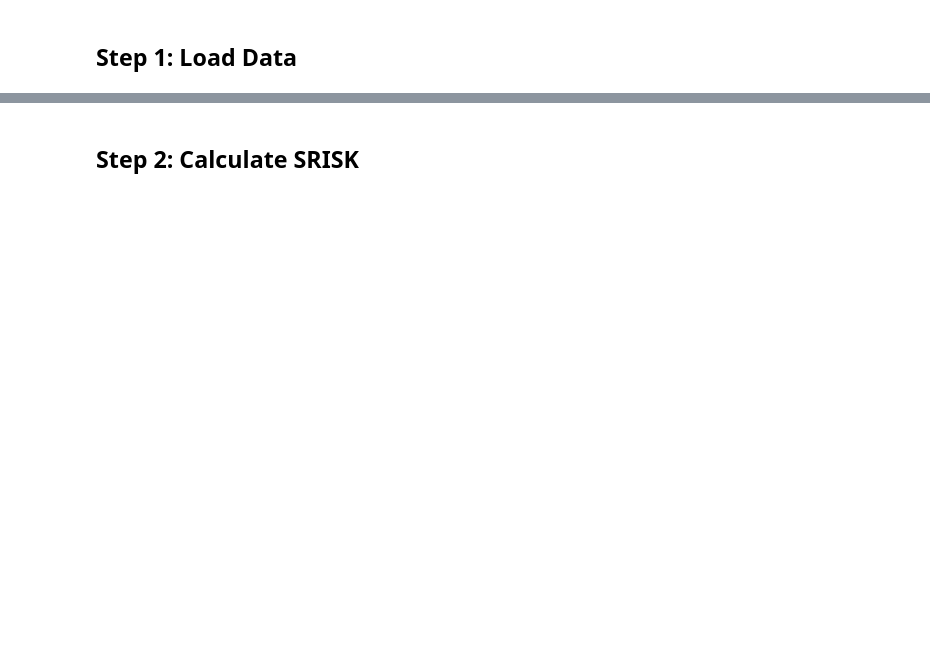
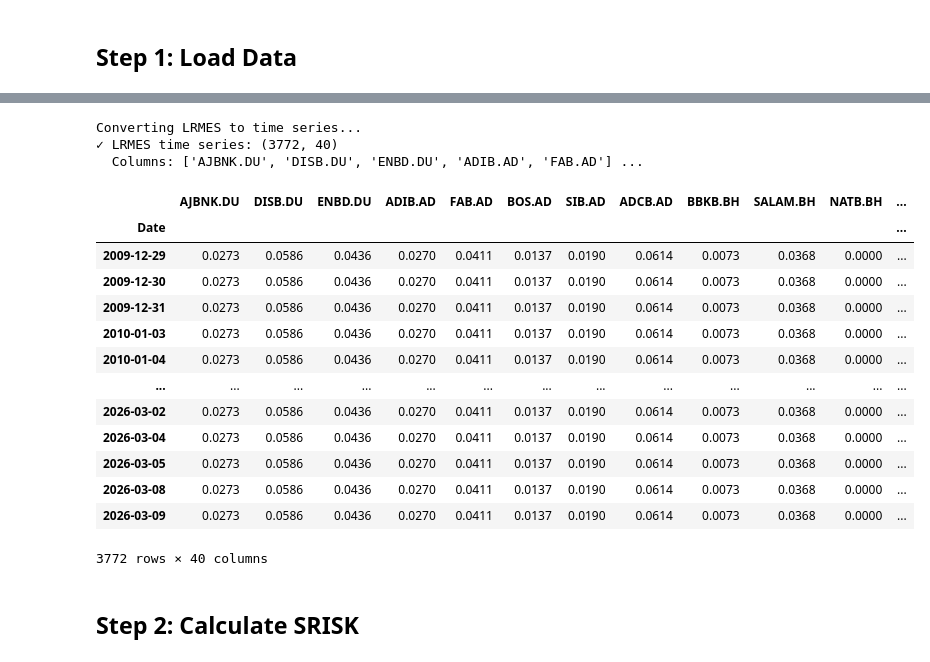
Before and after one commit to elypsa/gulf_banks_sysrisk, a Jupyter notebook: notebooks/srisk_calculation_debug.ipynb, the cells around one changed output, grey strips where cells are left out. Saved outputs shown, nothing was run; the diff lists cells and outputs as text; code cells hidden in the pictures; blank space fills up the shorter version.

```diff
--- a/notebooks/srisk_calculation_debug.ipynb
+++ b/notebooks/srisk_calculation_debug.ipynb
@@ -70,17 +105,37 @@ display(lrmes_df.sort_values('lrmes', ascending=False).head(10))
 # %%
 # Convert LRMES to time series (broadcast to all dates)
 print("Converting LRMES to time series...")
 
 lrmes_values = dict(zip(lrmes_df["bank_ric"], lrmes_df["lrmes"]))
 
 # Create time series DataFrame
 lrmes_ts = pd.DataFrame(
     {inst: [lrmes_values[inst]] * len(aligned_data) for inst in lrmes_values.keys()},
     index=aligned_data.index
 )
 
 print(f"✓ LRMES time series: {lrmes_ts.shape}")
 print(f"  Columns: {list(lrmes_ts.columns[:5])} ...")
+
+display(lrmes_ts)
+# %% [output]
+Converting LRMES to time series...
+✓ LRMES time series: (3772, 40)
+  Columns: ['AJBNK.DU', 'DISB.DU', 'ENBD.DU', 'ADIB.AD', 'FAB.AD'] ...
+|  | AJBNK.DU | DISB.DU | ENBD.DU | ADIB.AD | FAB.AD | BOS.AD | SIB.AD | ADCB.AD | BBKB.BH | SALAM.BH | NATB.BH | ... |
+| Date |  |  |  |  |  |  |  |  |  |  |  | ... |
+| 2009-12-29 | 0.0273 | 0.0586 | 0.0436 | 0.0270 | 0.0411 | 0.0137 | 0.0190 | 0.0614 | 0.0073 | 0.0368 | 0.0000 | ... |
+| 2009-12-30 | 0.0273 | 0.0586 | 0.0436 | 0.0270 | 0.0411 | 0.0137 | 0.0190 | 0.0614 | 0.0073 | 0.0368 | 0.0000 | ... |
+| 2009-12-31 | 0.0273 | 0.0586 | 0.0436 | 0.0270 | 0.0411 | 0.0137 | 0.0190 | 0.0614 | 0.0073 | 0.0368 | 0.0000 | ... |
+| 2010-01-03 | 0.0273 | 0.0586 | 0.0436 | 0.0270 | 0.0411 | 0.0137 | 0.0190 | 0.0614 | 0.0073 | 0.0368 | 0.0000 | ... |
+| 2010-01-04 | 0.0273 | 0.0586 | 0.0436 | 0.0270 | 0.0411 | 0.0137 | 0.0190 | 0.0614 | 0.0073 | 0.0368 | 0.0000 | ... |
+| ... | ... | ... | ... | ... | ... | ... | ... | ... | ... | ... | ... | ... |
+| 2026-03-02 | 0.0273 | 0.0586 | 0.0436 | 0.0270 | 0.0411 | 0.0137 | 0.0190 | 0.0614 | 0.0073 | 0.0368 | 0.0000 | ... |
+| 2026-03-04 | 0.0273 | 0.0586 | 0.0436 | 0.0270 | 0.0411 | 0.0137 | 0.0190 | 0.0614 | 0.0073 | 0.0368 | 0.0000 | ... |
+| 2026-03-05 | 0.0273 | 0.0586 | 0.0436 | 0.0270 | 0.0411 | 0.0137 | 0.0190 | 0.0614 | 0.0073 | 0.0368 | 0.0000 | ... |
+| 2026-03-08 | 0.0273 | 0.0586 | 0.0436 | 0.0270 | 0.0411 | 0.0137 | 0.0190 | 0.0614 | 0.0073 | 0.0368 | 0.0000 | ... |
+| 2026-03-09 | 0.0273 | 0.0586 | 0.0436 | 0.0270 | 0.0411 | 0.0137 | 0.0190 | 0.0614 | 0.0073 | 0.0368 | 0.0000 | ... |
+3772 rows × 40 columns
 # %% [markdown]
 ## Step 2: Calculate SRISK
 # %%
```
Also changed, not shown: parts of 4 cells of this notebook, 5 other files.
